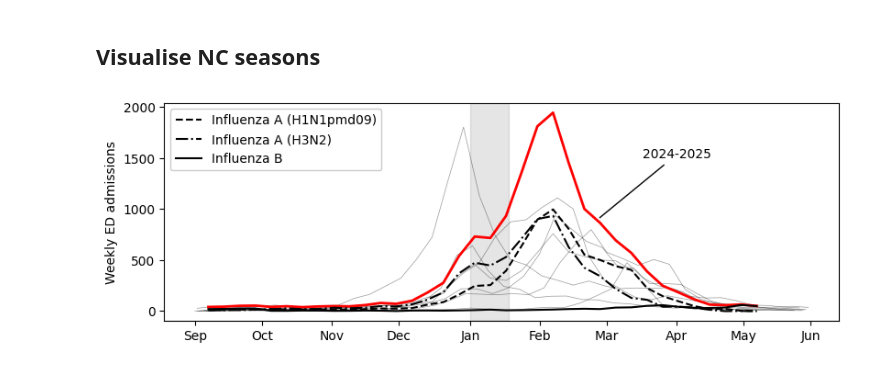
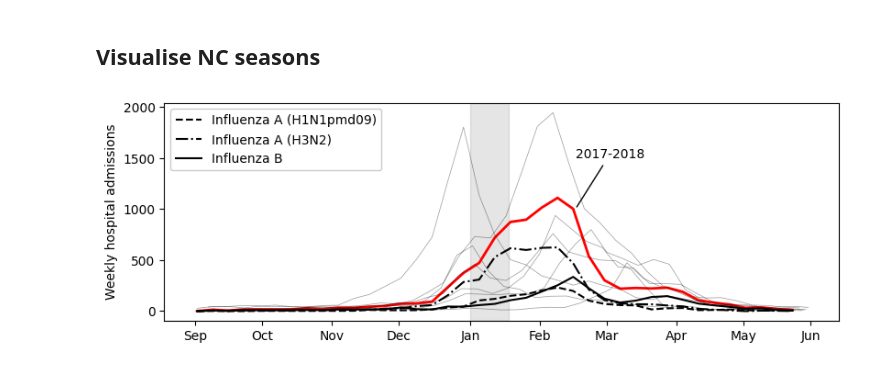
Before and after one commit to twallema/JHU-Cornell_hierarchSIR, a Jupyter notebook: scripts/manuscript/visualise-forecasts/visualise_NC_data.ipynb, the cells around one changed output. Cells and saved outputs as stored; diff of their text form; code cells hidden in the pictures.

Commit message:
update figures

```diff
--- a/scripts/manuscript/visualise-forecasts/visualise_NC_data.ipynb
+++ b/scripts/manuscript/visualise-forecasts/visualise_NC_data.ipynb
@@ -22,7 +22,7 @@ props = dict(boxstyle='round', facecolor='white', alpha=1)
 # settings
 highlight = True
 strains = 3
-highlight_season='2024-2025'
+highlight_season='2017-2018'
 annotation_locations = {
     '2014-2015': {'xy': (115, 550), 'xytext': (60, 1100)},
     '2015-2016': {'xy': (195, 550), 'xytext': (180, 1100)},
@@ -54,32 +54,32 @@ for season in seasons:
             ax.legend(framealpha=1, loc='upper left')
         elif strains == 2:
             ax.plot((df.index - datetime(int(season[0:4]), start_visualisation_month, 1))/timedelta(days=1), df['H_inc_A'], linestyle='--', color='black', label='Influenza A')
             ax.plot((df.index - datetime(int(season[0:4]), start_visualisation_month, 1))/timedelta(days=1), df['H_inc_B'], linestyle=':', color='black', label='Influenza B')
             ax.legend(framealpha=1, loc='upper left')
         elif strains == 3:
             ax.plot((df.index - datetime(int(season[0:4]), start_visualisation_month, 1))/timedelta(days=1), df['H_inc_AH1'], linestyle='--', color='black', label='Influenza A (H1N1pmd09)')
             ax.plot((df.index - datetime(int(season[0:4]), start_visualisation_month, 1))/timedelta(days=1), df['H_inc_AH3'], linestyle='-.', color='black', label='Influenza A (H3N2)')
             ax.plot((df.index - datetime(int(season[0:4]), start_visualisation_month, 1))/timedelta(days=1), df['H_inc_B'], linestyle='-', color='black', label='Influenza B')
             ax.legend(framealpha=1, loc='upper left')
     else:
         if highlight == False:
             alpha=1
             # state
             ax.text(0.02, 0.95, 'North Carolina', transform=ax.transAxes, fontsize=10,
                     verticalalignment='top', bbox=dict(boxstyle='round', facecolor='white', alpha=1))
         else:
             alpha=0.4
         # plot total hospitalisations
         ax.plot((df.index - datetime(int(season[0:4]), start_visualisation_month, 1))/timedelta(days=1), df['H_inc'], color='black', alpha=alpha, linewidth=0.5)
 
 ax.axvspan(123, 140, alpha=0.1, color='black')
 
-ax.set_ylabel('Weekly ED admissions')
+ax.set_ylabel('Weekly hospital admissions')
 ax.set_xticks(month_ticks)  # Set tick positions
 ax.set_xticklabels(months)  # Set month labels
 plt.tight_layout()
 plt.savefig(f'NC-influenza-data_highlight-{highlight}-{highlight_season}_strains-{strains}.pdf')
 plt.show()
 plt.close()
 # %% [output]
-[figure, old version]
+[figure, new version]
```
Also changed, not shown: 6 other files.
